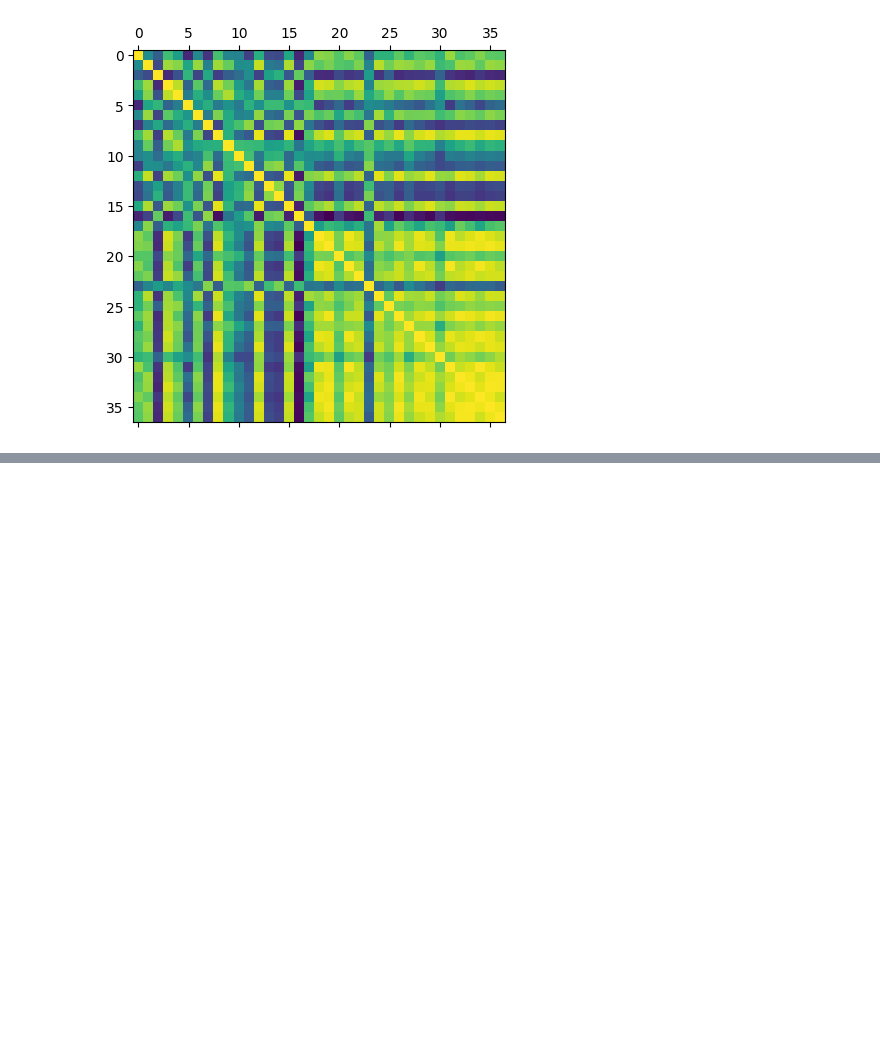
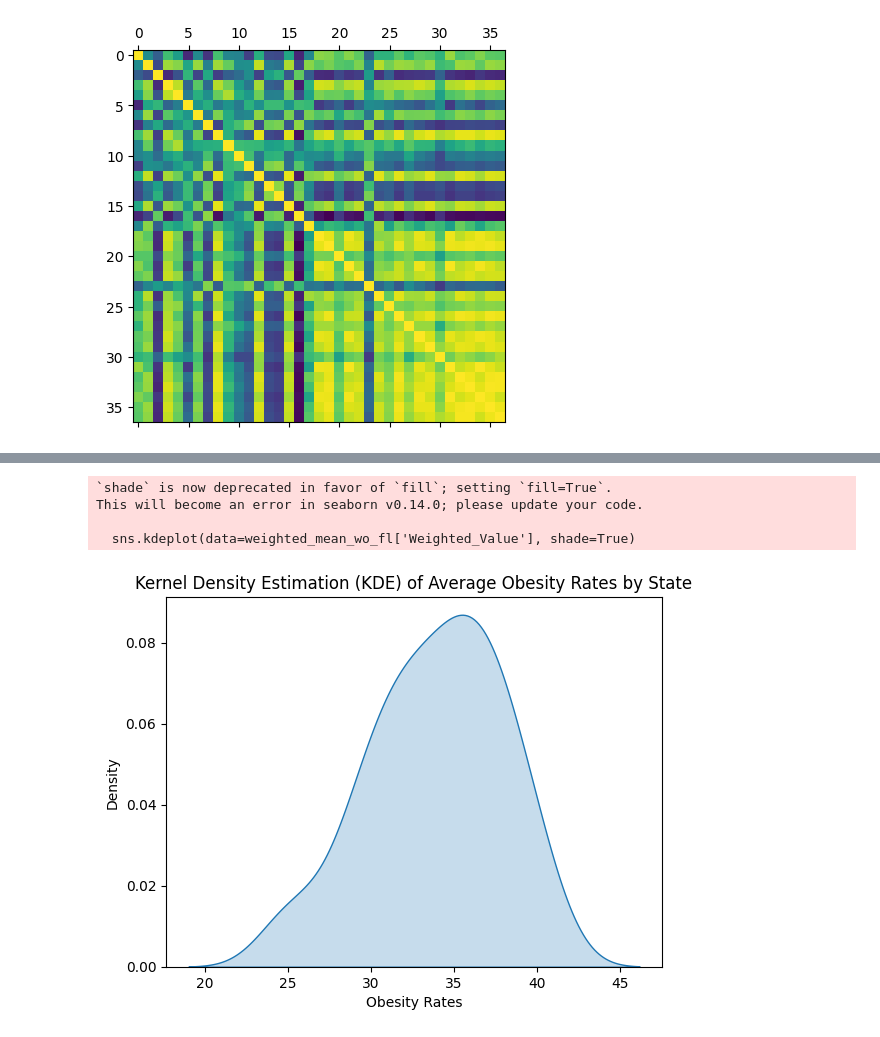
Before and after one commit to heiligni/SWAN, a Jupyter notebook: swan/preprocessing.ipynb, the cells around one changed output, grey strips where cells are left out. Drawn from its saved outputs; the diff is of its cells as text; code cells hidden in the pictures; blank space fills up the shorter version.

```diff
--- a/swan/preprocessing.ipynb
+++ b/swan/preprocessing.ipynb
@@ -41,3 +41,6 @@ plt.matshow(correlations)
 plt.show()
 # %% [output]
 [figure]
+# %%
+weighted_mean = filtered_df.groupby("StateDesc").apply(lambda x: (x["OBESITY_AdjPrev"] * x['TotalPopulation']).sum() / x['TotalPopulation'].sum()).reset_index(name='Weighted_Value')
+weighted_mean
@@ -43,0 +81,14 @@ plt.show()
+# %%
+weighted_mean_wo_fl = weighted_mean[weighted_mean["StateDesc"] != "Florida"]
+# Plot KDE using Seaborn
+sns.kdeplot(data=weighted_mean_wo_fl['Weighted_Value'], shade=True)
+plt.title('Kernel Density Estimation (KDE) of Average Obesity Rates by State')
+plt.xlabel('Obesity Rates')
+plt.ylabel('Density')
+plt.show()
+# %% [output]
+`shade` is now deprecated in favor of `fill`; setting `fill=True`.
+This will become an error in seaborn v0.14.0; please update your code.
+
+  sns.kdeplot(data=weighted_mean_wo_fl['Weighted_Value'], shade=True)
+[figure, added]
```
Also changed, not shown: parts of 4 cells of this notebook.
